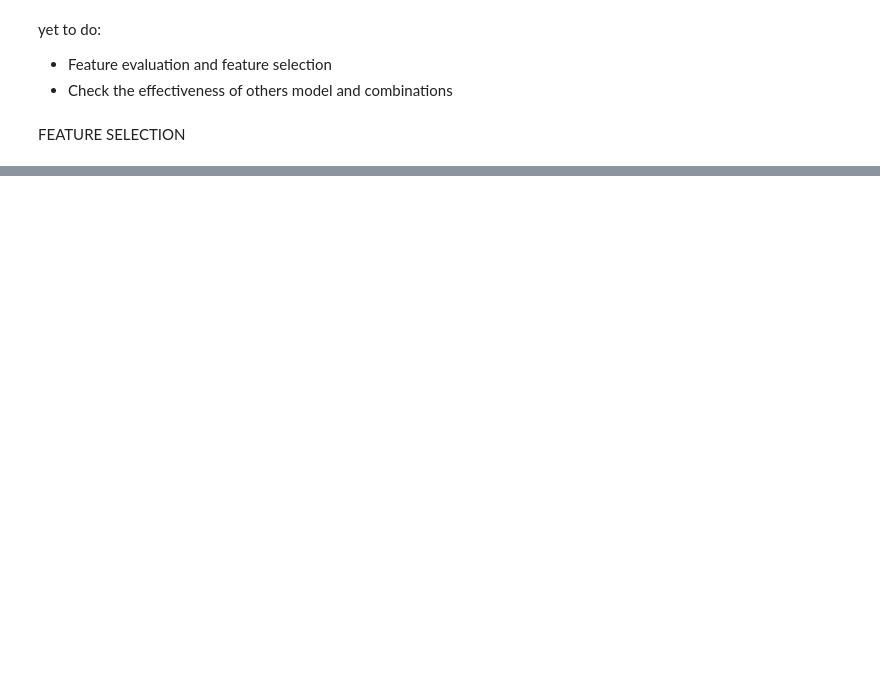
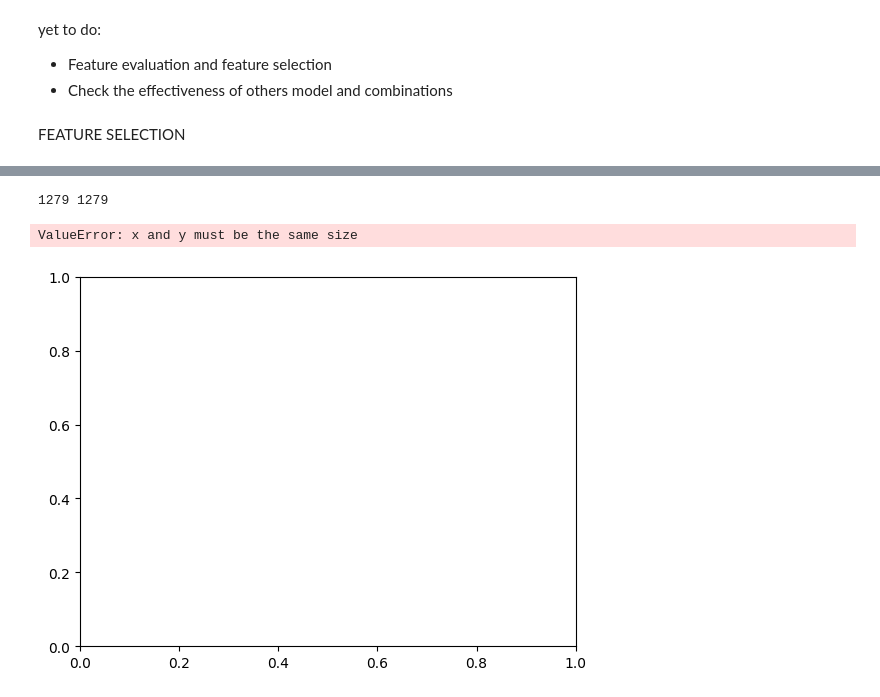
Before and after one commit to SickParents/ML_Project, a Jupyter notebook: boh.ipynb, the cells around one changed output, grey strips where cells are left out. Cells and saved outputs as stored; diff of their text form; code cells hidden in the pictures; blank space fills up the shorter version.

```diff
--- a/boh.ipynb
+++ b/boh.ipynb
@@ -609,0 +619,42 @@ NotFittedError: This KNeighborsRegressor instance is not fitted yet. Call 'fit'
+# %%
+data = pd.read_csv('test_scores.csv')
+X = data.drop(['posttest'], axis=1)
+y = data['posttest']
+X_train, X_test, y_train, y_test = train_test_split(X, y, test_size=0.4, random_state=42) # , stratify=y
+# %%
+X_train = final_transformation.fit_transform(X_train)
+X_test = final_transformation.transform(X_test)
+
+model_pipeline = IMBPipeline([
+    # ('sampler', ADASYN(random_state=42)),
+    ('dim_reduction', PCA(n_components=0.8)),
+    ('classifier', LinearRegression())
+])
+# %%
+import matplotlib.pyplot as plt
+import numpy as np
+from sklearn.neighbors import KNeighborsRegressor
+
+# Supponendo che X_train, y_train, X_test e y_test siano già definiti
+
+# Crea e addestra il modello KNeighborsRegressor
+knn = KNeighborsRegressor(n_neighbors=5)
+knn.fit(X_train, y_train)
+
+# Predici i valori per X_test
+y_pred = knn.predict(X_test)
+print(len(X_train), len(y_train))
+
+# Visualizza i dati di addestramento e le predizioni
+plt.scatter(X_train, y_train, color='blue', label='Dati di addestramento')
+plt.scatter(X_test, y_test, color='green', label='Dati di test')
+plt.scatter(X_test, y_pred, color='red', label='Predizioni', marker='x')
+plt.xlabel('X')
+plt.ylabel('y')
+plt.title('Visualizzazione del KNeighborsRegressor')
+plt.legend()
+plt.show()
+# %% [output]
+1279 1279
+ValueError: x and y must be the same size
+[figure, added]
```
Also changed, not shown: parts of 18 cells of this notebook.
